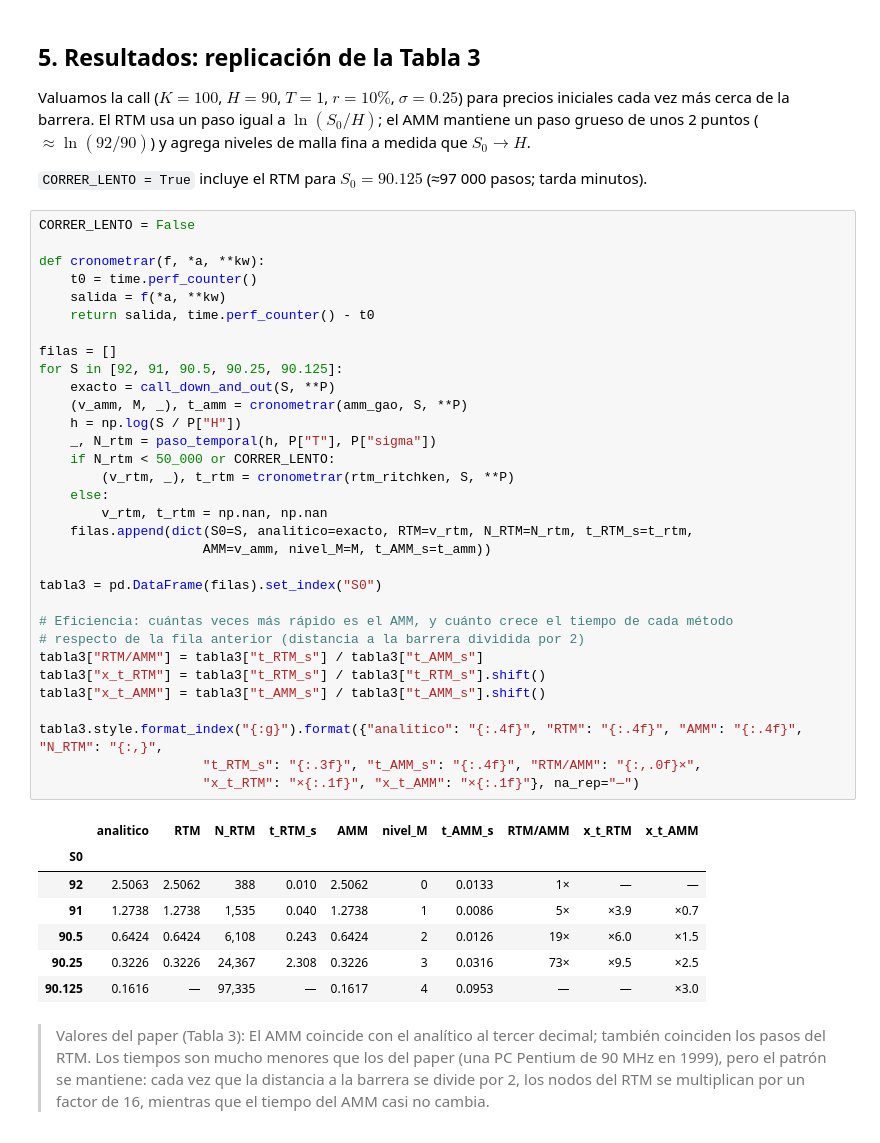
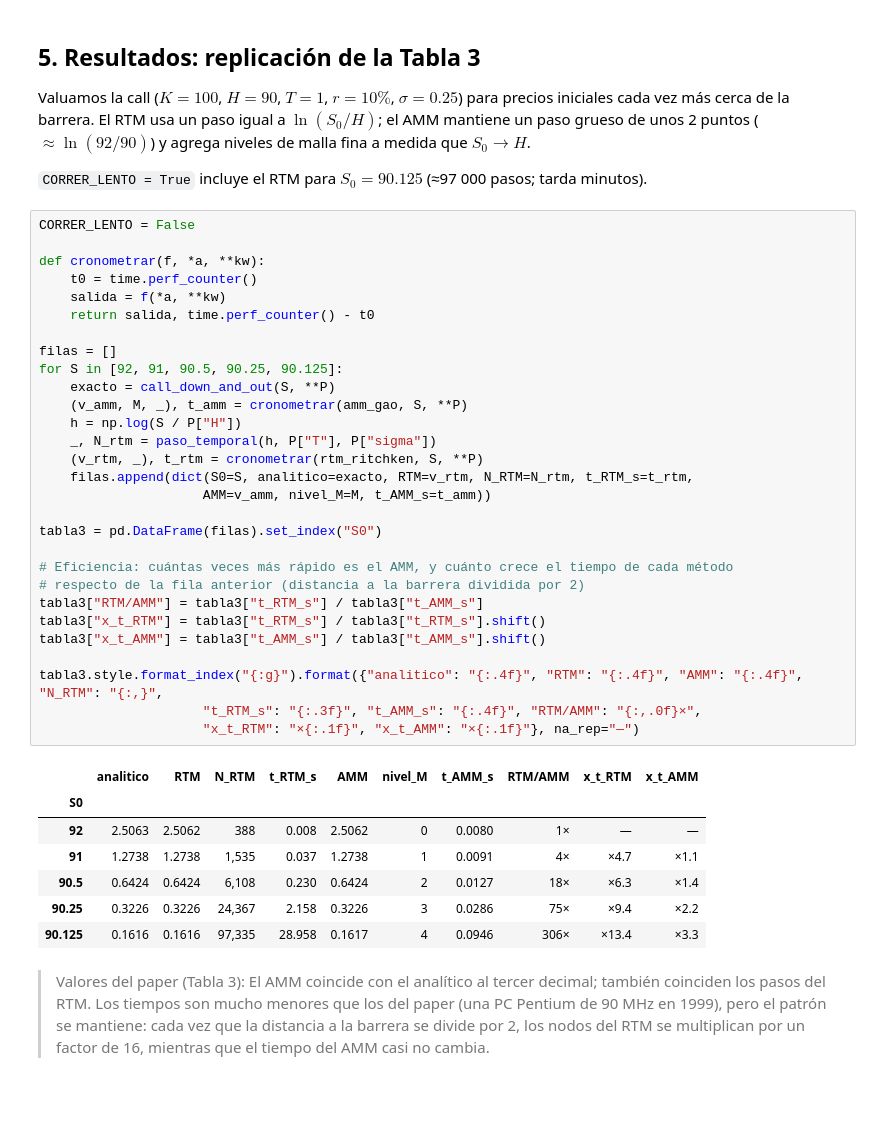
Before and after one commit to McFredor/FinQ-Project, a Jupyter notebook: notebooks/amm_barrera.ipynb, the cells around one changed output. Drawn from its saved outputs; the diff is of its cells as text; blank space fills up the shorter version.

Commit message:
fix: table3 data no registed

```diff
--- a/notebooks/amm_barrera.ipynb
+++ b/notebooks/amm_barrera.ipynb
@@ -318,42 +318,39 @@ unos 2 puntos ($\approx\ln(92/90)$) y agrega niveles de malla fina a medida que
 CORRER_LENTO = False
 
 def cronometrar(f, *a, **kw):
     t0 = time.perf_counter()
     salida = f(*a, **kw)
     return salida, time.perf_counter() - t0
 
 filas = []
 for S in [92, 91, 90.5, 90.25, 90.125]:
     exacto = call_down_and_out(S, **P)
     (v_amm, M, _), t_amm = cronometrar(amm_gao, S, **P)
     h = np.log(S / P["H"])
     _, N_rtm = paso_temporal(h, P["T"], P["sigma"])
-    if N_rtm < 50_000 or CORRER_LENTO:
-        (v_rtm, _), t_rtm = cronometrar(rtm_ritchken, S, **P)
-    else:
-        v_rtm, t_rtm = np.nan, np.nan
+    (v_rtm, _), t_rtm = cronometrar(rtm_ritchken, S, **P)
     filas.append(dict(S0=S, analitico=exacto, RTM=v_rtm, N_RTM=N_rtm, t_RTM_s=t_rtm,
                      AMM=v_amm, nivel_M=M, t_AMM_s=t_amm))
 
 tabla3 = pd.DataFrame(filas).set_index("S0")
 
 # Eficiencia: cuántas veces más rápido es el AMM, y cuánto crece el tiempo de cada método
 # respecto de la fila anterior (distancia a la barrera dividida por 2)
 tabla3["RTM/AMM"] = tabla3["t_RTM_s"] / tabla3["t_AMM_s"]
 tabla3["x_t_RTM"] = tabla3["t_RTM_s"] / tabla3["t_RTM_s"].shift()
 tabla3["x_t_AMM"] = tabla3["t_AMM_s"] / tabla3["t_AMM_s"].shift()
 
 tabla3.style.format_index("{:g}").format({"analitico": "{:.4f}", "RTM": "{:.4f}", "AMM": "{:.4f}", "N_RTM": "{:,}",
                      "t_RTM_s": "{:.3f}", "t_AMM_s": "{:.4f}", "RTM/AMM": "{:,.0f}×",
                      "x_t_RTM": "×{:.1f}", "x_t_AMM": "×{:.1f}"}, na_rep="—")
 # %% [output]
 |  | analitico | RTM | N_RTM | t_RTM_s | AMM | nivel_M | t_AMM_s | RTM/AMM | x_t_RTM | x_t_AMM |
 | S0 |  |  |  |  |  |  |  |  |  |  |
-| 92 | 2.5063 | 2.5062 | 388 | 0.010 | 2.5062 | 0 | 0.0133 | 1× | — | — |
-| 91 | 1.2738 | 1.2738 | 1,535 | 0.040 | 1.2738 | 1 | 0.0086 | 5× | ×3.9 | ×0.7 |
-| 90.5 | 0.6424 | 0.6424 | 6,108 | 0.243 | 0.6424 | 2 | 0.0126 | 19× | ×6.0 | ×1.5 |
-| 90.25 | 0.3226 | 0.3226 | 24,367 | 2.308 | 0.3226 | 3 | 0.0316 | 73× | ×9.5 | ×2.5 |
-| 90.125 | 0.1616 | — | 97,335 | — | 0.1617 | 4 | 0.0953 | — | — | ×3.0 |
+| 92 | 2.5063 | 2.5062 | 388 | 0.008 | 2.5062 | 0 | 0.0080 | 1× | — | — |
+| 91 | 1.2738 | 1.2738 | 1,535 | 0.037 | 1.2738 | 1 | 0.0091 | 4× | ×4.7 | ×1.1 |
+| 90.5 | 0.6424 | 0.6424 | 6,108 | 0.230 | 0.6424 | 2 | 0.0127 | 18× | ×6.3 | ×1.4 |
+| 90.25 | 0.3226 | 0.3226 | 24,367 | 2.158 | 0.3226 | 3 | 0.0286 | 75× | ×9.4 | ×2.2 |
+| 90.125 | 0.1616 | 0.1616 | 97,335 | 28.958 | 0.1617 | 4 | 0.0946 | 306× | ×13.4 | ×3.3 |
 # %% [markdown]
 > Valores del paper (Tabla 3):
 > El AMM coincide con el analítico al tercer decimal; también coinciden los pasos del RTM. Los tiempos son
```
Also changed, not shown: parts of 3 cells of this notebook, 2 other files.
